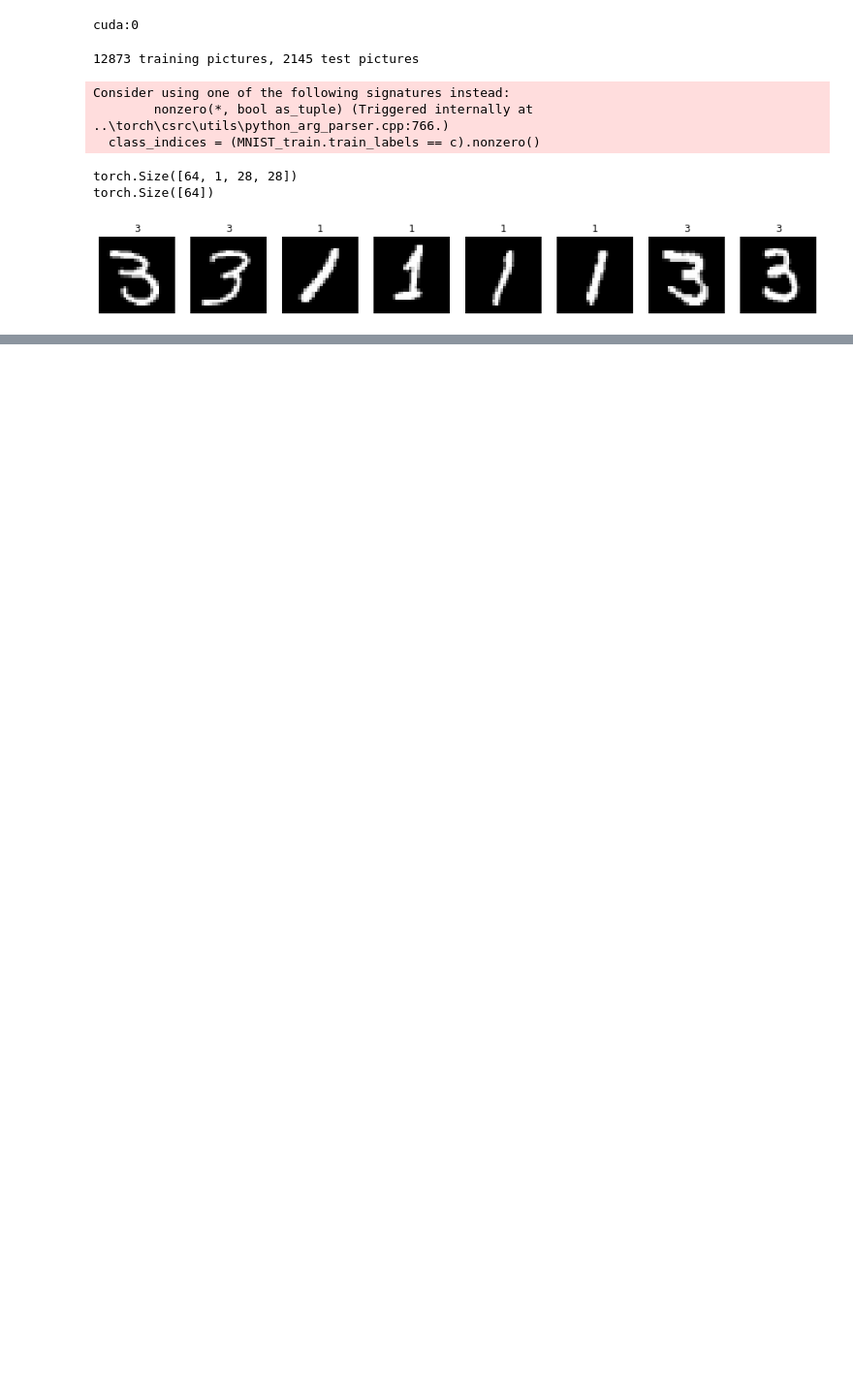
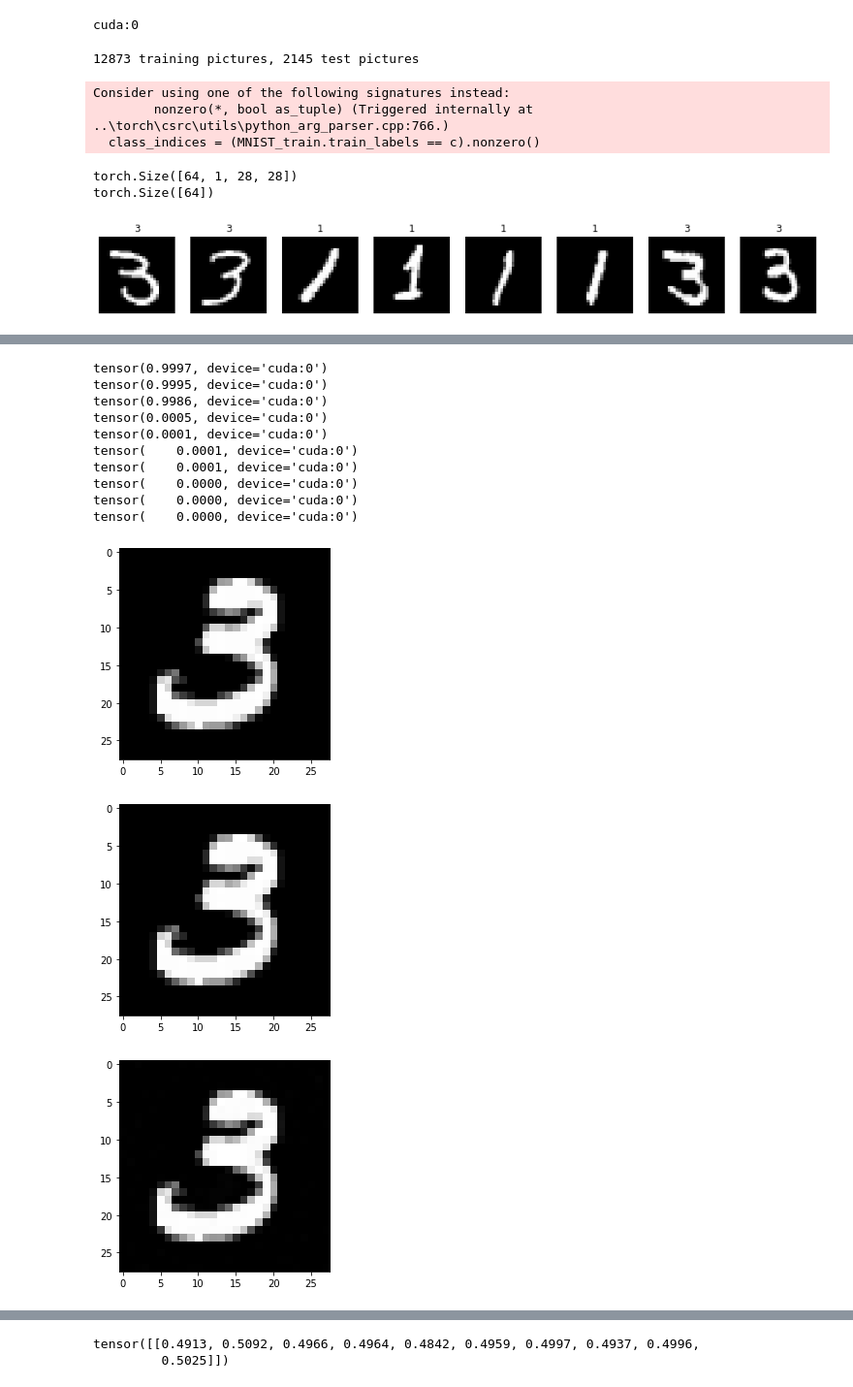
Before and after one commit to CallumFerguson/ImageProcessingFinal, a Jupyter notebook: ImageFinal.ipynb, the cells around one changed output, grey strips where cells are left out. Shown: that part at 97% size. Drawn from its saved outputs; the diff is of its cells as text; code cells hidden in the pictures; blank space fills up the shorter version.

```diff
--- a/ImageFinal.ipynb
+++ b/ImageFinal.ipynb
@@ -180,0 +185,43 @@ KeyboardInterrupt:
+# %%
+rand_img = data[0][0].reshape([1, img_size_flat])
+rand_img = rand_img.to(device)
+
+# rand_img = torch.randn([1, img_size_flat], device=device) * 0.01 + 0.5
+# rand_img = torch.zeros([1, img_size_flat], device=device)
+
+plt.figure()
+plt.imshow(rand_img.reshape([28, 28]).cpu(), cmap="gray", vmin=0, vmax=1)
+
+learning_rate = 1
+
+for epoch in range(1000):
+
+    y0 = rand_img
+    d = 0 #class2
+
+    v1 = torch.mm(y0, w1) + b1
+    y1 = activation_function(v1)
+
+    e = d - y1
+    E = torch.mean(e**2)
+
+    rand_img += learning_rate * 2 * e * activation_function_derivative(v1) * w1.T
+
+    if epoch % 100 == 0:
+        print(E)
+        plt.figure()
+        plt.imshow(rand_img.reshape([28, 28]).cpu(), cmap="gray", vmin=0, vmax=1)
+# %% [output]
+tensor(0.9997, device='cuda:0')
+tensor(0.9995, device='cuda:0')
+tensor(0.9986, device='cuda:0')
+tensor(0.0005, device='cuda:0')
+tensor(0.0001, device='cuda:0')
+tensor(    0.0001, device='cuda:0')
+tensor(    0.0001, device='cuda:0')
+tensor(    0.0000, device='cuda:0')
+tensor(    0.0000, device='cuda:0')
+tensor(    0.0000, device='cuda:0')
+[figure, added]
+[figure, added]
+[figure, added]
@@ -180,0 +236,7 @@ KeyboardInterrupt:
+# %%
+t = torch.randn([1, 10]) * 0.01 + 0.5
+
+print(t)
+# %% [output]
+tensor([[0.4913, 0.5092, 0.4966, 0.4964, 0.4842, 0.4959, 0.4997, 0.4937, 0.4996,
+         0.5025]])
```
Also changed, not shown: parts of 4 cells of this notebook.
